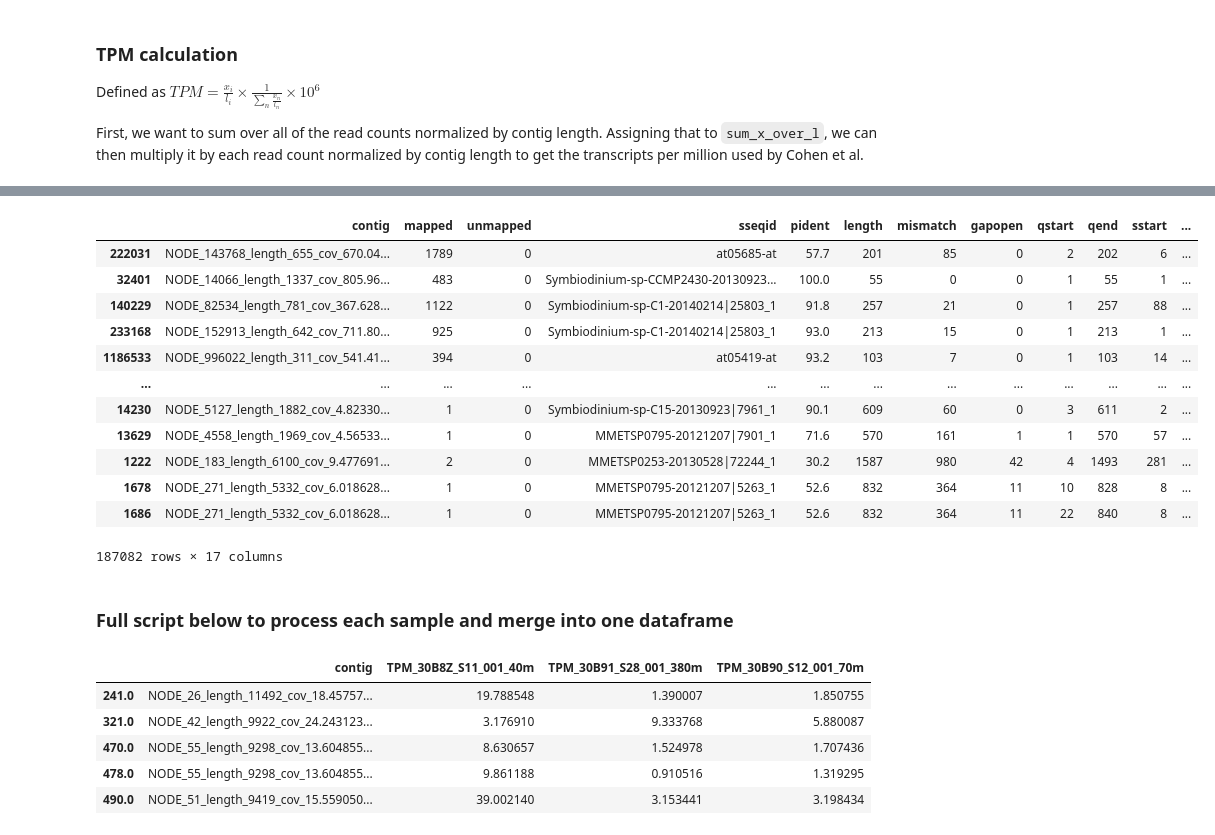
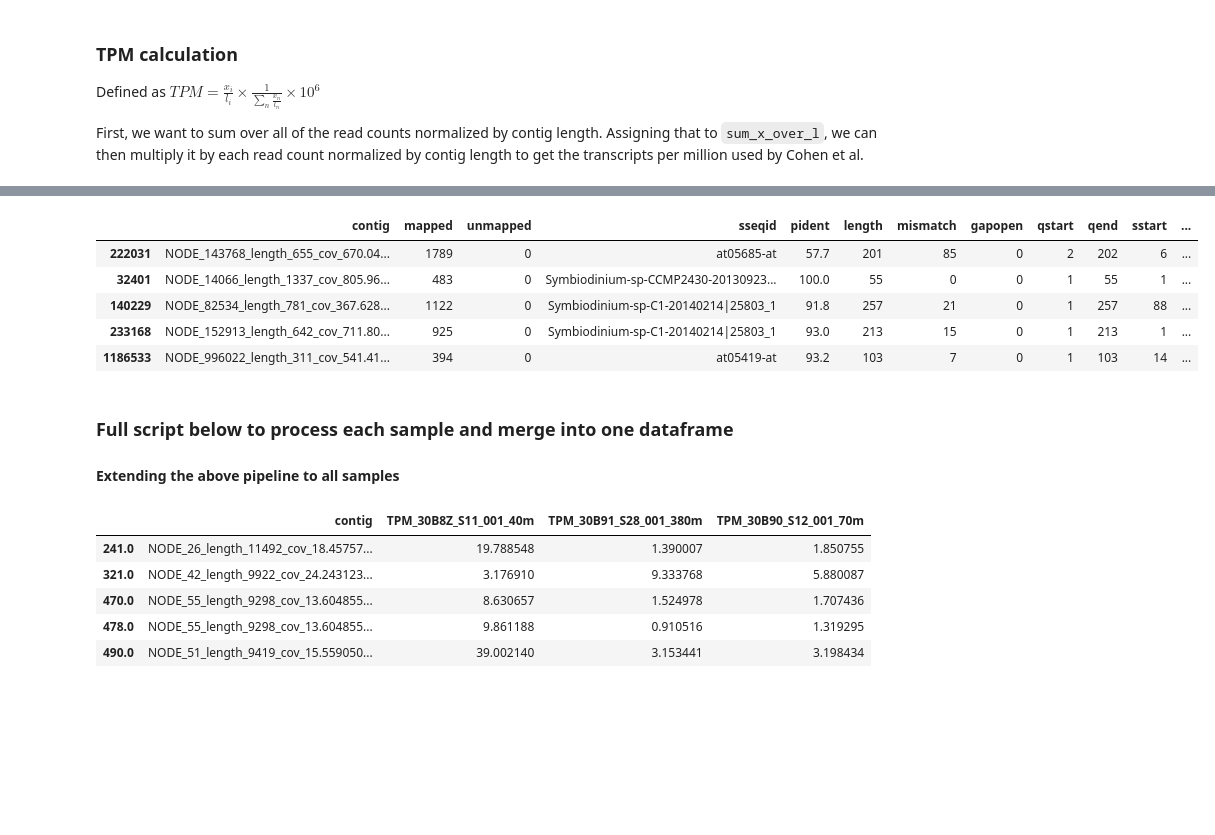
Before and after one commit to 2021-environmental-bioinformatics/dinoflagellates_METZYME, a Jupyter notebook: jupyter-notebooks/TPM_normalization_and_plotting.ipynb, the cells around one changed output, grey strips where cells are left out. Drawn from its saved outputs; the diff is of its cells as text; code cells hidden in the pictures; blank space fills up the shorter version.

```diff
--- a/jupyter-notebooks/TPM_normalization_and_plotting.ipynb
+++ b/jupyter-notebooks/TPM_normalization_and_plotting.ipynb
@@ -11,7 +11,8 @@ import numpy as np
 import matplotlib.pyplot as plt
 import seaborn as sns
 # %%
-working_dir = '/vortexfs1/omics/env-bio/collaboration/dinoflagellates_METZYME/data/metaT_trimmed_reads/fasta_files/paired/mRNA/'
+working_dir = '/vortexfs1/omics/env-bio/collaboration/dinoflagellates_METZYME/' \
+                'data/metaT_trimmed_reads/fasta_files/paired/mRNA/'
 # %% [markdown]
 ### Read in annotated ORF file with taxonomy
 # %%
@@ -95,19 +92,14 @@ dino_ORF_reads[['contig', 'sseqid', 'TPM']]
 # %%
-dino_ORF_reads.sort_values(by='TPM', ascending=False)
+dino_ORF_reads.sort_values(by='TPM', ascending=False).head()
 # %% [output]
 |  | contig | mapped | unmapped | sseqid | pident | length | mismatch | gapopen | qstart | qend | sstart | ... |
 | 222031 | NODE_143768_length_655_cov_670.04... | 1789 | 0 | at05685-at | 57.7 | 201 | 85 | 0 | 2 | 202 | 6 | ... |
 | 32401 | NODE_14066_length_1337_cov_805.96... | 483 | 0 | Symbiodinium-sp-CCMP2430-20130923... | 100.0 | 55 | 0 | 0 | 1 | 55 | 1 | ... |
 | 140229 | NODE_82534_length_781_cov_367.628... | 1122 | 0 | Symbiodinium-sp-C1-20140214|25803_1 | 91.8 | 257 | 21 | 0 | 1 | 257 | 88 | ... |
 | 233168 | NODE_152913_length_642_cov_711.80... | 925 | 0 | Symbiodinium-sp-C1-20140214|25803_1 | 93.0 | 213 | 15 | 0 | 1 | 213 | 1 | ... |
 | 1186533 | NODE_996022_length_311_cov_541.41... | 394 | 0 | at05419-at | 93.2 | 103 | 7 | 0 | 1 | 103 | 14 | ... |
-| ... | ... | ... | ... | ... | ... | ... | ... | ... | ... | ... | ... | ... |
-| 14230 | NODE_5127_length_1882_cov_4.82330... | 1 | 0 | Symbiodinium-sp-C15-20130923|7961_1 | 90.1 | 609 | 60 | 0 | 3 | 611 | 2 | ... |
-| 13629 | NODE_4558_length_1969_cov_4.56533... | 1 | 0 | MMETSP0795-20121207|7901_1 | 71.6 | 570 | 161 | 1 | 1 | 570 | 57 | ... |
-| 1222 | NODE_183_length_6100_cov_9.477691... | 2 | 0 | MMETSP0253-20130528|72244_1 | 30.2 | 1587 | 980 | 42 | 4 | 1493 | 281 | ... |
-| 1678 | NODE_271_length_5332_cov_6.018628... | 1 | 0 | MMETSP0795-20121207|5263_1 | 52.6 | 832 | 364 | 11 | 10 | 828 | 8 | ... |
-| 1686 | NODE_271_length_5332_cov_6.018628... | 1 | 0 | MMETSP0795-20121207|5263_1 | 52.6 | 832 | 364 | 11 | 22 | 840 | 8 | ... |
-187082 rows × 17 columns
 # %% [markdown]
 ### Full script below to process each sample and merge into one dataframe
+
+#### Extending the above pipeline to all samples
 # %%
```
Also changed, not shown: parts of 24 cells of this notebook, 15 other files.
